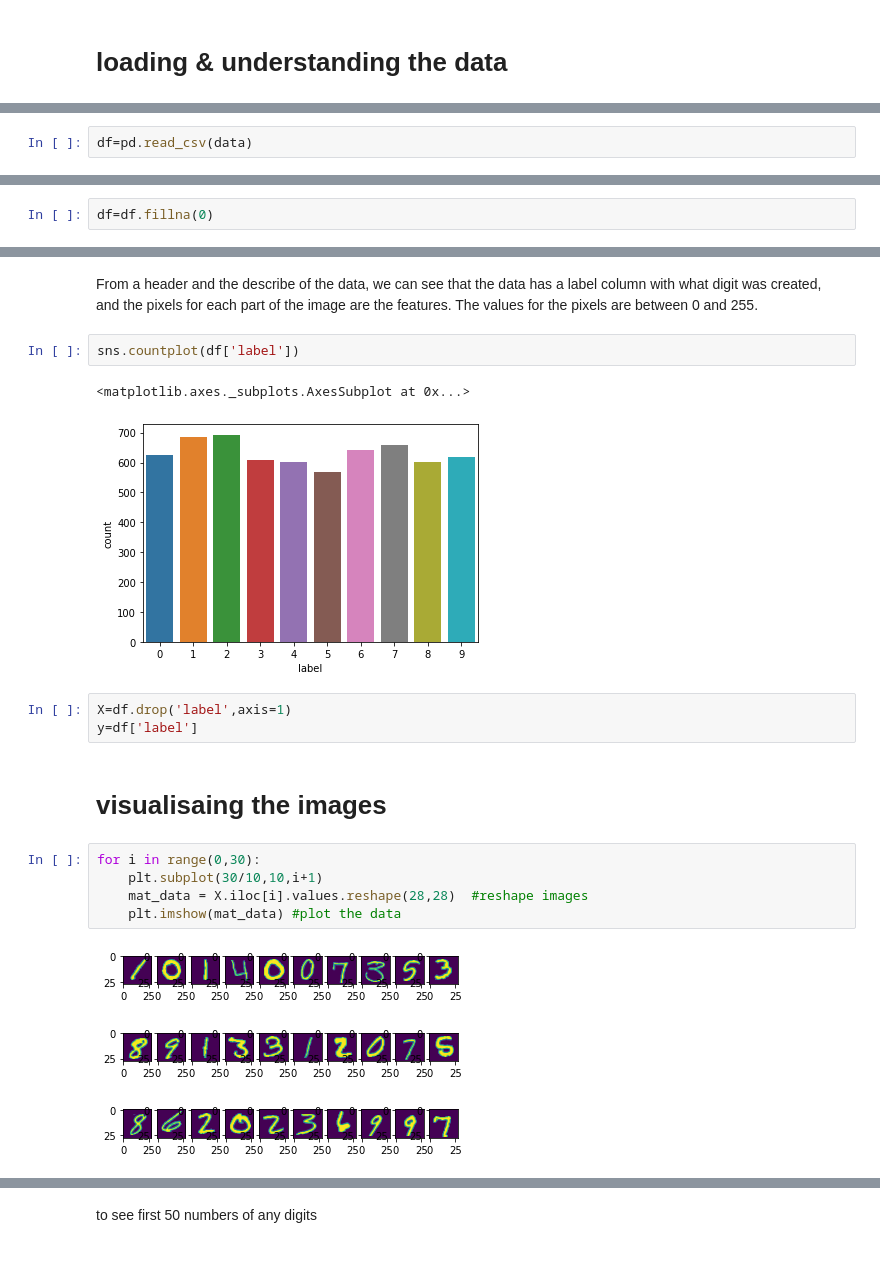
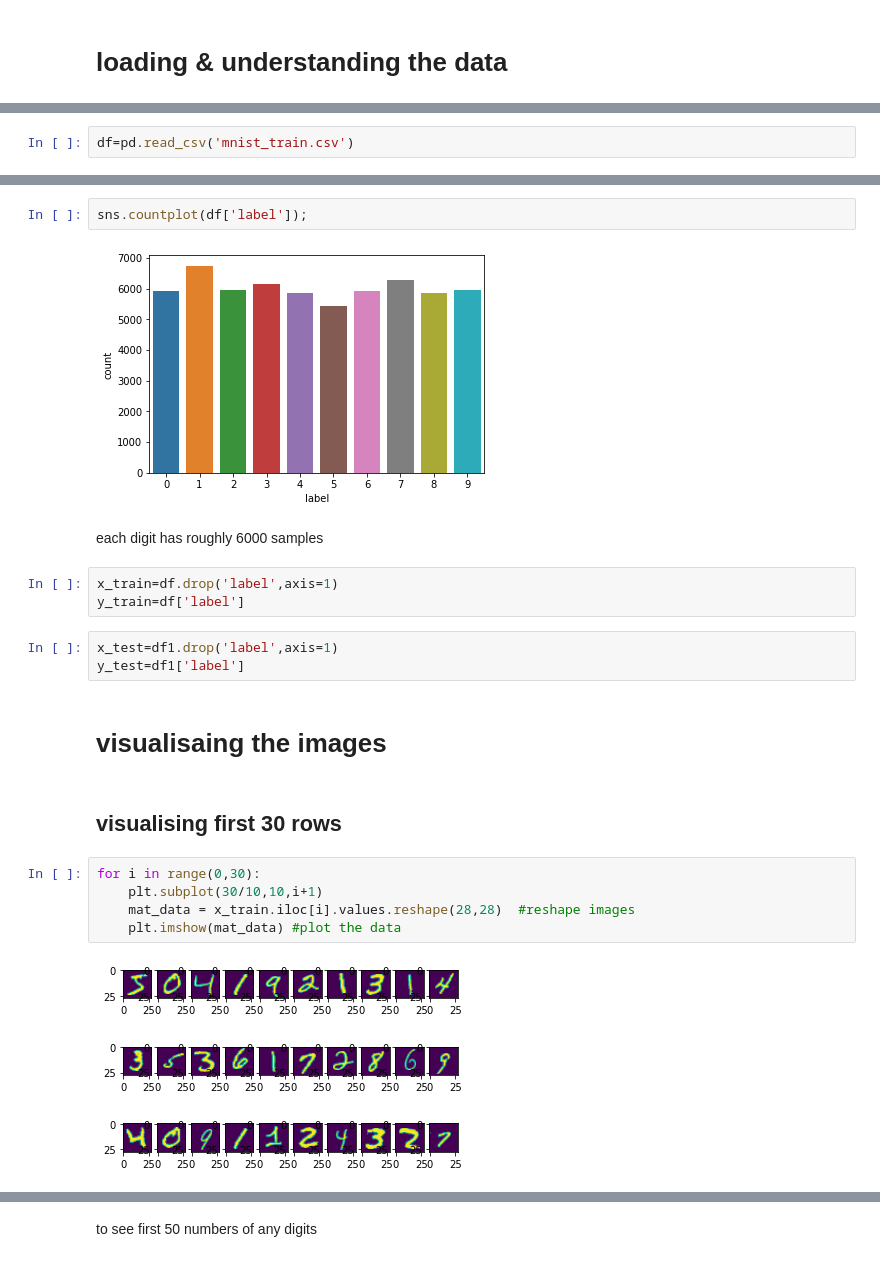
Before and after one commit to venkatesh-eranti/MNIST_PCA, a Jupyter notebook: MNIST_PCA.ipynb, the cells around one changed output, grey strips where cells are left out. Cells and saved outputs as stored; diff of their text form.

```diff
--- a/MNIST_PCA.ipynb
+++ b/MNIST_PCA.ipynb
@@ -23,5 +35,5 @@ data='https://raw.githubusercontent.com/venkatesh-eranti/MNIST_PCA/main/train.cs
 # %%
-df=pd.read_csv(data)
+df=pd.read_csv('mnist_train.csv')
 # %%
 df.shape
 # %% [output]
@@ -37,2 +79,0 @@ filling missing values as 0
-# %%
-df=df.fillna(0)
@@ -59,22 +92,26 @@ df.describe()
 | 75% | 7.000000 | 0.0 | 0.0 | 0.0 | 0.0 | 0.0 | 0.0 | 0.0 | 0.0 | 0.0 | 0.0 | ... |
 | max | 9.000000 | 0.0 | 0.0 | 0.0 | 0.0 | 0.0 | 0.0 | 0.0 | 0.0 | 0.0 | 0.0 | ... |
 8 rows × 785 columns
-# %% [markdown]
-From a header and the describe of the data, we can see that the data has a label column with what digit was created, and the pixels for each part of the image are the features. The values for the pixels are between 0 and 255.
 # %%
-sns.countplot(df['label'])
+sns.countplot(df['label']);
 # %% [output]
-<matplotlib.axes._subplots.AxesSubplot at 0x...>
-[figure, old version]
+[figure, new version]
+# %% [markdown]
+each digit has roughly 6000 samples
 # %%
-X=df.drop('label',axis=1)
-y=df['label']
+x_train=df.drop('label',axis=1)
+y_train=df['label']
+# %%
+x_test=df1.drop('label',axis=1)
+y_test=df1['label']
 # %% [markdown]
 # visualisaing the images
+# %% [markdown]
+## visualising first 30 rows
 # %%
 for i in range(0,30):
     plt.subplot(30/10,10,i+1)
-    mat_data = X.iloc[i].values.reshape(28,28)  #reshape images
+    mat_data = x_train.iloc[i].values.reshape(28,28)  #reshape images
     plt.imshow(mat_data) #plot the data
 # %% [output]
-[figure, old version]
+[figure, new version]
```
Also changed, not shown: parts of 48 cells of this notebook.
